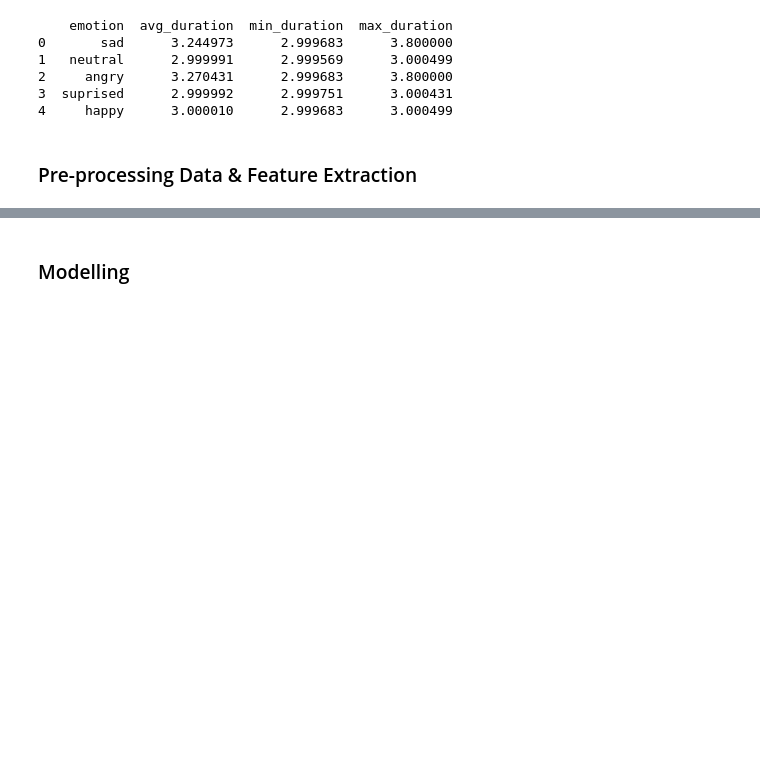
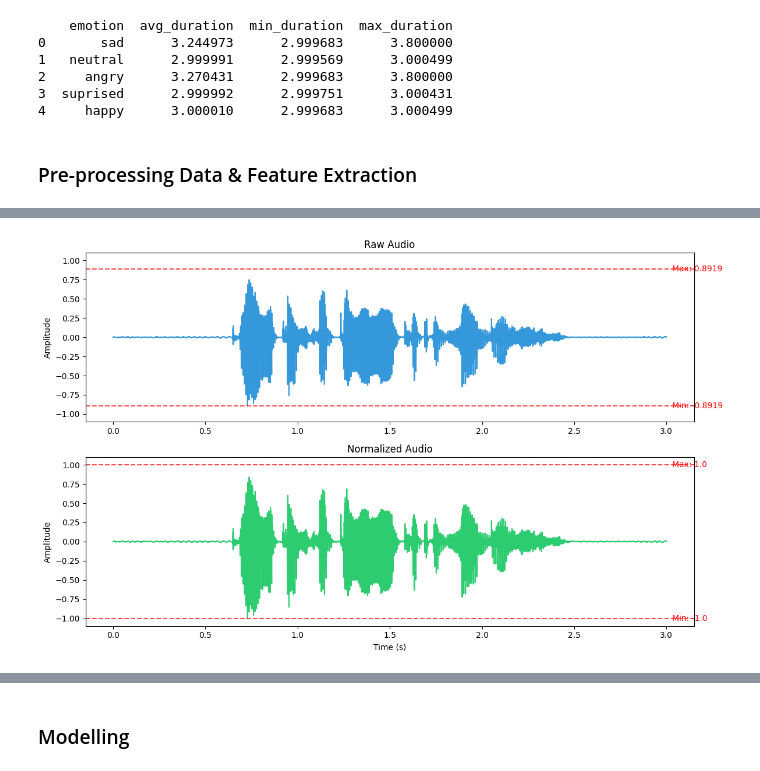
Before and after one commit to Reiaslite/speech-emotion-recognition, a Jupyter notebook: notebooks/main.ipynb, the cells around one changed output, grey strips where cells are left out. Cells and saved outputs as stored; diff of their text form; code cells hidden in the pictures; blank space fills up the shorter version.

```diff
--- a/notebooks/main.ipynb
+++ b/notebooks/main.ipynb
@@ -346,0 +416,79 @@ def pad_or_truncate(data, target_length):
+# %%
+def visualize_normalization(audio_path):
+    """
+    Visualize the conversion from raw audio to normalized audio.
+
+    Parameters:
+    - audio_path: path to the audio file
+
+    Returns:
+    - Figure showing raw and normalized audio waveforms
+    """
+    # Load audio file
+    print(f"Loading audio from: {audio_path}")
+    audio, sample_rate = librosa.load(audio_path)
+
+    # Keep a copy of raw audio before normalization
+    raw_audio = audio.copy()
+
+    # Find max amplitude of raw audio for annotation
+    raw_max_amp = np.max(np.abs(raw_audio))
+    print(f"Maximum amplitude of raw audio: {raw_max_amp:.4f}")
+
+    # Normalize the audio
+    normalized_audio = raw_audio / np.max(np.abs(raw_audio))
+
+    # Create time axis for plots
+    time = np.linspace(0, len(raw_audio)/sample_rate, len(raw_audio))
+
+    # Create visualization
+    fig = plt.figure(figsize=(12, 8))
+
+    # Plot raw audio
+    ax1 = plt.subplot(2, 1, 1)
+    ax1.plot(time, raw_audio, color='#3498db')
+    plt.title('Raw Audio')
+
+    # Show the actual amplitude range in raw audio
+    max_amp = np.max(np.abs(raw_audio))
+    min_amp = np.min(raw_audio)
+    plt.ylim([min(min_amp * 1.1, -1.1), max(max_amp * 1.1, 1.1)])
+
+    # Add horizontal lines showing the current amplitude range
+    ax1.axhline(y=max_amp, color='r', linestyle='--', alpha=0.7)
+    ax1.axhline(y=min_amp, color='r', linestyle='--', alpha=0.7)
+
+    # Add text annotation for maximum amplitude
+    ax1.text(time[-1] * 1.01, max_amp, f'Max: {max_amp:.4f}',
+             verticalalignment='center', color='r', fontsize=10)
+    ax1.text(time[-1] * 1.01, min_amp, f'Min: {min_amp:.4f}',
+             verticalalignment='center', color='r', fontsize=10)
+
+    plt.ylabel('Amplitude')
+
+    # Plot normalized audio
+    ax2 = plt.subplot(2, 1, 2)
+    ax2.plot(time, normalized_audio, color='#2ecc71')
+    plt.title('Normalized Audio')
+    plt.ylim([-1.1, 1.1])  # Normalized audio should be within [-1, 1]
+
+    # Add horizontal lines showing the standardized range
+    ax2.axhline(y=1.0, color='r', linestyle='--', alpha=0.7)
+    ax2.axhline(y=-1.0, color='r', linestyle='--', alpha=0.7)
+
+    # Add text annotation for normalized range
+    ax2.text(time[-1] * 1.01, 1.0, 'Max: 1.0',
+             verticalalignment='center', color='r', fontsize=10)
+    ax2.text(time[-1] * 1.01, -1.0, 'Min: -1.0',
+             verticalalignment='center', color='r', fontsize=10)
+
+    plt.xlabel('Time (s)')
+    plt.ylabel('Amplitude')
+
+    plt.tight_layout(rect=[0, 0.03, 1, 0.95])
+
+    return fig
+
+audio_path = df['filepath'].iloc[199]
+fig = visualize_normalization(audio_path)
+# %% [output]
@@ -347 +497,2 @@ def pad_or_truncate(data, target_length):
+[figure, added]
 # %%
```
Also changed, not shown: parts of 14 cells of this notebook, 1 other file.
